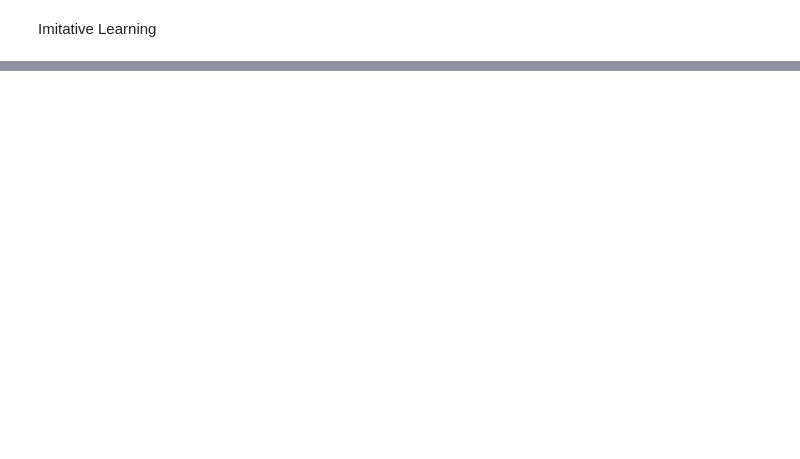
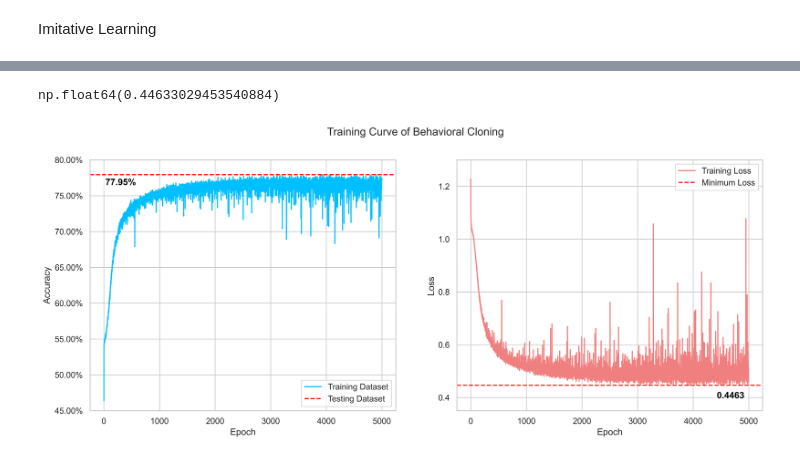
Before and after one commit to duanyang25/COS435_adaptive_mathtutor, a Jupyter notebook: imitative learning.ipynb, the cells around one changed output, grey strips where cells are left out. Drawn from its saved outputs; the diff is of its cells as text; code cells hidden in the pictures; blank space fills up the shorter version.

Commit message:
BC trained Model

```diff
--- a/imitative learning.ipynb
+++ b/imitative learning.ipynb
@@ -12,6 +379,6 @@ action = dataset[['next_action_id']]
 # %%
-categorical_cols = ['misconception_type', 'done', 'listen_to_feedback', 'correct_solution', 'next_action_hint_strength']
-continuous_cols = ['convo_turn', 'problem_progress', 'progress_delta']
+categorical_cols = ['misconception_type', "convo_turn", 'done', 'listen_to_feedback', 'correct_solution',]
+continuous_cols = ['problem_progress', 'progress_delta']
 # %%
 from sklearn.preprocessing import StandardScaler
 
@@ -69 +456,12 @@ class PolicyNetwork(nn.Module):
         return x
+# %%
+import torch.optim as optim
+
+device = torch.device("cpu")
+
+if torch.cuda.is_available():
+    device = torch.device("cuda")
+elif torch.backends.mps.is_available():
+    device = torch.device("mps")
+
+print(device)
@@ -69,0 +470,4 @@ class PolicyNetwork(nn.Module):
+# %%
+input_dim = train_state_tensor.shape[1]
+output_dim = train_action_tensor.max().item() + 1
+input_dim, output_dim
@@ -115,0 +567,52 @@ Epoch 100/100, Total Loss: 383.9560
+# %%
+np.min(loss_list)
+# %% [output]
+np.float64(0.44633029453540884)
+# %%
+import matplotlib.pyplot as plt
+import numpy as np
+import seaborn as sns
+sns.set(style="whitegrid")
+
+val_acc = 77.94653073962343
+
+fig, axs = plt.subplots(ncols=2, figsize=(16, 6), dpi=500)
+
+# Plot using Seaborn
+sns.lineplot(x=np.arange(len(acc_list)),
+             y=acc_list, color='deepskyblue', linestyle='-',
+             label="Training Dataset", ax=axs[0])
+
+axs[0].set(ylim=(45, 80))
+
+vals = axs[0].get_yticks()
+axs[0].set_yticklabels(['{:,.2%}'.format(x/100) for x in vals])
+
+axs[0].set_xlabel('Epoch')
+axs[0].set_ylabel('Accuracy')
+axs[0].axhline(y=val_acc, c='red', linestyle='dashed', label="Testing Dataset")
+
+axs[0].text(x=0.05, y=0.9, s="77.95%", fontsize=12, color='black', weight='bold', bbox=dict(facecolor='white', alpha=0.5), transform=axs[0].transAxes)
+axs[0].legend()
+
+sns.lineplot(x=np.arange(len(loss_list)),
+             y=loss_list, color='lightcoral',  linestyle='-', ax=axs[1], label="Training Loss")
+axs[1].set_xlabel('Epoch')
+axs[1].set_ylabel('Loss')
+axs[1].axhline(y=np.min(loss_list), c='red', linestyle='dashed', label="Minimum Loss")
+axs[1].set(ylim=(0.35, 1.3))
+axs[1].text(x=0.85, y=0.05, s=str(np.min(loss_list))[:6], fontsize=12, color='black', weight='bold', bbox=dict(facecolor='white', alpha=0.5), transform=axs[1].transAxes)
+axs[1].legend()
+
+# Optional: Adding titles and labels
+# plt.title('Training Curve of Behavioral Cloning')
+fig.suptitle('Training Curve of Behavioral Cloning')
+# fig.tight_layout()
+# plt.xlabel('Epoch')
+# plt.ylabel('Accuracy')
+# plt.legend()
+
+# Show the plot
+plt.show()
+# %% [output]
+[figure, added]
```
Also changed, not shown: parts of 15 cells of this notebook, 2 other files.
